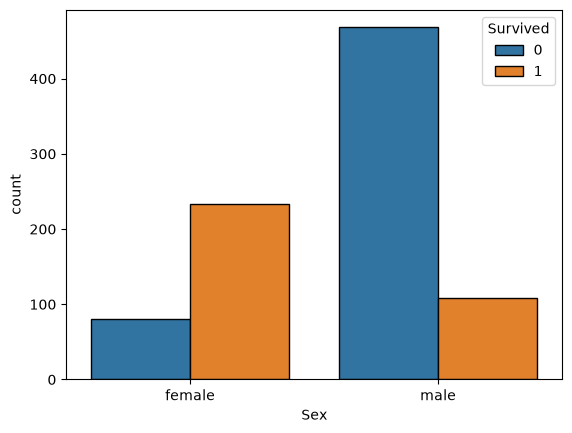
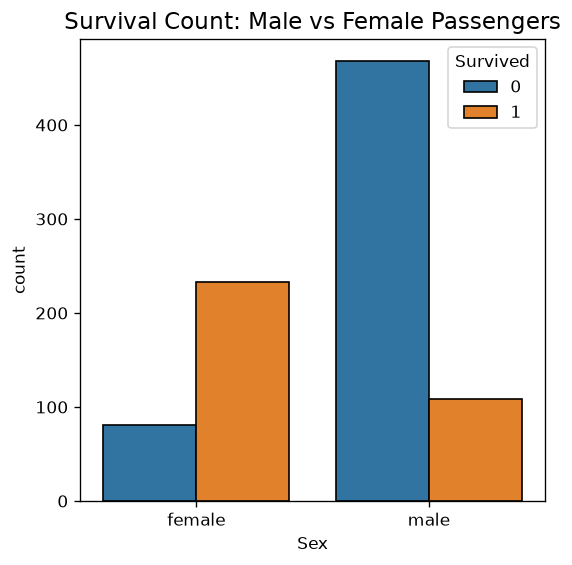
The change to this notebook cell's code, shown as a diff; its figure went from the first image to the second:
--- before
+++ after
@@ -1 +1,3 @@
+plt.figure(figsize=(5,5),dpi=120)
 sns.countplot(x= df['Sex'],hue= 'Survived',data= df,edgecolor='black')
+plt.title('Survival Count: Male vs Female Passengers', fontsize=14)

Commit: Titanic EDA: Added readable labels for Survivors/Non-Survivors and improved visualizations